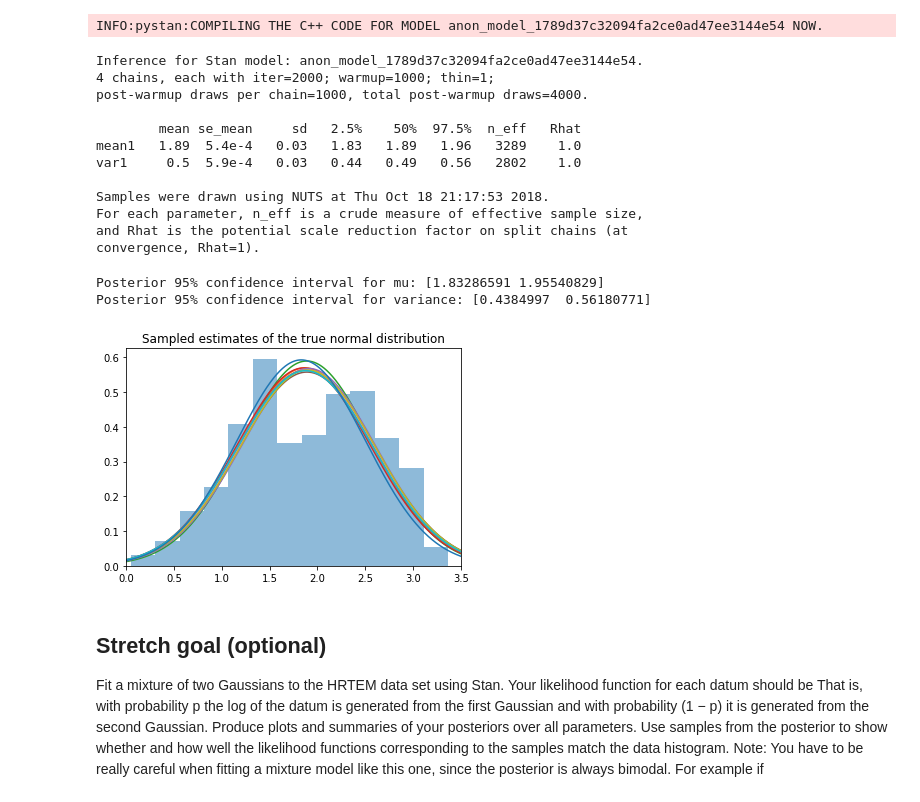
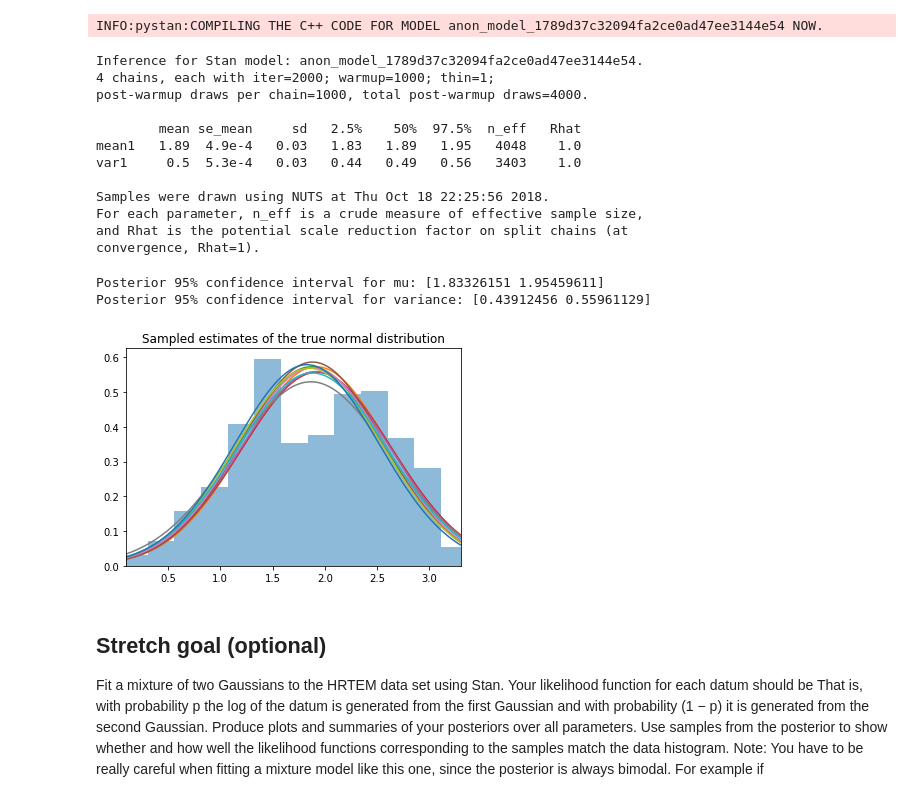
Before and after one commit to thetruejacob/CS146, a Jupyter notebook: Assignment 3/Assignment 3.ipynb, the cells around one changed output. Drawn from its saved outputs; the diff is of its cells as text; code cells hidden in the pictures.

```diff
--- a/Assignment 3/Assignment 3.ipynb
+++ b/Assignment 3/Assignment 3.ipynb
@@ -18,8 +18,7 @@ import numpy as np
 import pystan
 import matplotlib.mlab as mlab
 
-waiting_times_day = pd.read_csv("https://course-resources.minerva.kgi.edu/uploaded_files/mke/00073825-8976/call-center.csv",
-                                header = None)
+waiting_times_day = pd.read_csv("https://course-resources.minerva.kgi.edu/uploaded_files/mke/00073825-8976/call-center.csv", header = None)
 
 current_time = 0
 waiting_times_per_hour = [[] for _ in range(24)]  # Make 24 empty lists, one per hour
@@ -81,9 +85,14 @@ Posterior 95% confidence interval for lambda: [13.91717958 15.8810152 ]
 # %%
+# Draw the histogram of the data
 plt.hist(waiting_times_per_hour[11], density=True, bins=20, alpha = 0.5, lw = 3)
-choices = np.random.choice(posterior_samples['lambda'], 10, replace = False)
-for i in choices:
-    x = np.linspace(0, 0.5, 1000)
-    plt.plot(x, ss.expon.pdf(x, loc = 0, scale = 1/i))
+
+x = np.linspace(0, 0.5, 1000)
+
+# choose 10 of the 4000 generated lambdas, and draw 10 corresponding exponential curves
+for i in posterior_samples['lambda'][np.random.randint(0, 4000, 10)]:
+    plt.plot(x, ss.expon.pdf(x, scale = 1/i))
+
+
 plt.title("Prediction Curves vs Data")
 plt.show()
 # %% [output]
@@ -146,10 +160,15 @@ Posterior 95% confidence interval for variance: [2.95016328 4.39984258]
 # %%
-meanvars = list(zip(posterior_samples['mean1'], posterior_samples['var1']))
+# use zip to join the mean column and variance column into a 4000 X 2 matrix, list makes it subsettable
+meanvars = np.array(list(zip(posterior_samples['mean1'], posterior_samples['var1'])))
+
+# display histogram
 plt.hist(arr, density = True, bins = 13, alpha = 0.5, lw = 3)
 
 x = np.linspace(-4, 10, 1000)
-for i in np.random.randint(0, 4000, 10):
-    plt.plot(x, ss.norm.pdf(norm, meanvars[i][0], np.sqrt(meanvars[i][1])) )
+
+# choose 10 random rows from the matrix, and plot using mean and variance from each row
+for i in meanvars[np.random.randint(0, 4000, 10), ]:
+    plt.plot(x, ss.norm.pdf(x, i[0], np.sqrt(i[1])))
 
 plt.title('Sampled estimates of the true normal distribution')
 plt.xlim(-4, 10)
@@ -193,11 +212,14 @@ stan_model = pystan.StanModel(model_code=stan_code)
 # %% [output]
 INFO:pystan:COMPILING THE C++ CODE FOR MODEL anon_model_1789d37c32094fa2ce0ad47ee3144e54 NOW.
 # %%
+# import data and set up priors
 df = pd.read_csv("https://course-resources.minerva.kgi.edu/uploaded_files/mke/00075398-1635/hrtem.csv", header = None)
 data = {'y':df.iloc[:,0], 'N': len(df.iloc[:,0]), 'mu': 2.3, 'nu': 0.1, 'alpha': 2, 'beta': 5}
 
+# training model on data
 stan_results = stan_model.sampling(data=data)
-posterior_samples = stan_results.extract()
+
+# output model summary
 print(stan_results.stansummary(pars=['mean1', 'var1'], probs=[0.025, 0.5, 0.975]))
 # %% [output]
 Inference for Stan model: anon_model_1789d37c32094fa2ce0ad47ee3144e54.
@@ -205,33 +227,38 @@ Inference for Stan model: anon_model_1789d37c32094fa2ce0ad47ee3144e54.
 post-warmup draws per chain=1000, total post-warmup draws=4000.
 
         mean se_mean     sd   2.5%    50%  97.5%  n_eff   Rhat
-mean1   1.89  5.4e-4   0.03   1.83   1.89   1.96   3289    1.0
-var1     0.5  5.9e-4   0.03   0.44   0.49   0.56   2802    1.0
+mean1   1.89  4.9e-4   0.03   1.83   1.89   1.95   4048    1.0
+var1     0.5  5.3e-4   0.03   0.44   0.49   0.56   3403    1.0
 
-Samples were drawn using NUTS at Thu Oct 18 21:17:53 2018.
+Samples were drawn using NUTS at Thu Oct 18 22:25:56 2018.
 For each parameter, n_eff is a crude measure of effective sample size,
 and Rhat is the potential scale reduction factor on split chains (at
 convergence, Rhat=1).
 # %%
+posterior_samples = stan_results.extract()
 print("Posterior 95% confidence interval for mu:", np.percentile(posterior_samples['mean1'], [2.5, 97.5]))
 print("Posterior 95% confidence interval for variance:", np.percentile(posterior_samples['var1'], [2.5, 97.5]))
 # %% [output]
-Posterior 95% confidence interval for mu: [1.83286591 1.95540829]
-Posterior 95% confidence interval for variance: [0.4384997  0.56180771]
+Posterior 95% confidence interval for mu: [1.83326151 1.95459611]
+Posterior 95% confidence interval for variance: [0.43912456 0.55961129]
 # %%
-meanvars = list(zip(posterior_samples['mean1'], posterior_samples['var1']))
+# use zip to join the mean column and variance column into a 4000 X 2 matrix, list makes it subsettable
+meanvars = np.array(list(zip(posterior_samples['mean1'], posterior_samples['var1'])))
+
+# display histogram of logged data
 plt.hist(np.log(df.iloc[:,0]), bins = 13, density = True, alpha = 0.5, lw = 3)
 
 x = np.linspace(0, 3.5, 1000)
-for i in np.random.randint(0, 4000, 10):
-    plt.plot(x, ss.norm.pdf(x, meanvars[i][0], np.sqrt(meanvars[i][1])) )
 
+# choose 10 random rows from the matrix, and plot using mean and variance from each row
+for i in meanvars[np.random.randint(0, 4000, 10), ]:
+    plt.plot(x, ss.norm.pdf(x, i[0], np.sqrt(i[1])))
 
 plt.title('Sampled estimates of the true normal distribution')
-plt.xlim(0, 3.5)
+plt.xlim(0.1, 3.3)
 plt.show()
 # %% [output]
-[figure, old version]
+[figure, new version]
 # %% [markdown]
 ## Stretch goal (optional)
 Fit a mixture of two Gaussians to the HRTEM data set using Stan. Your likelihood function for each datum should be
```
Also changed, not shown: parts of 11 cells of this notebook.
